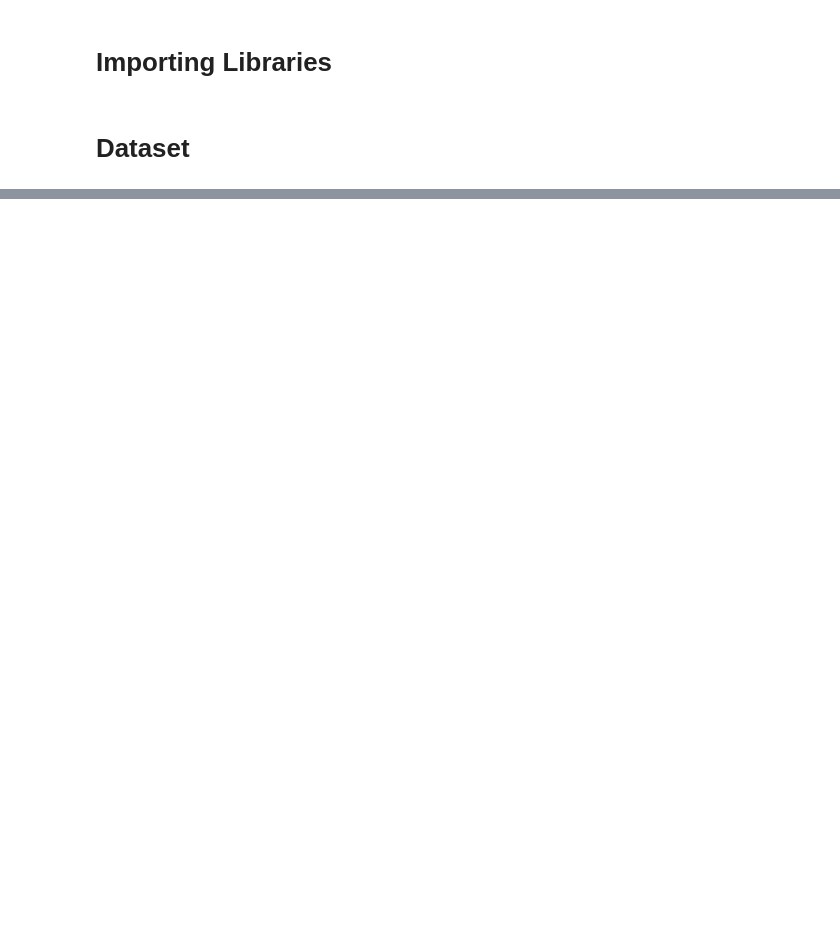
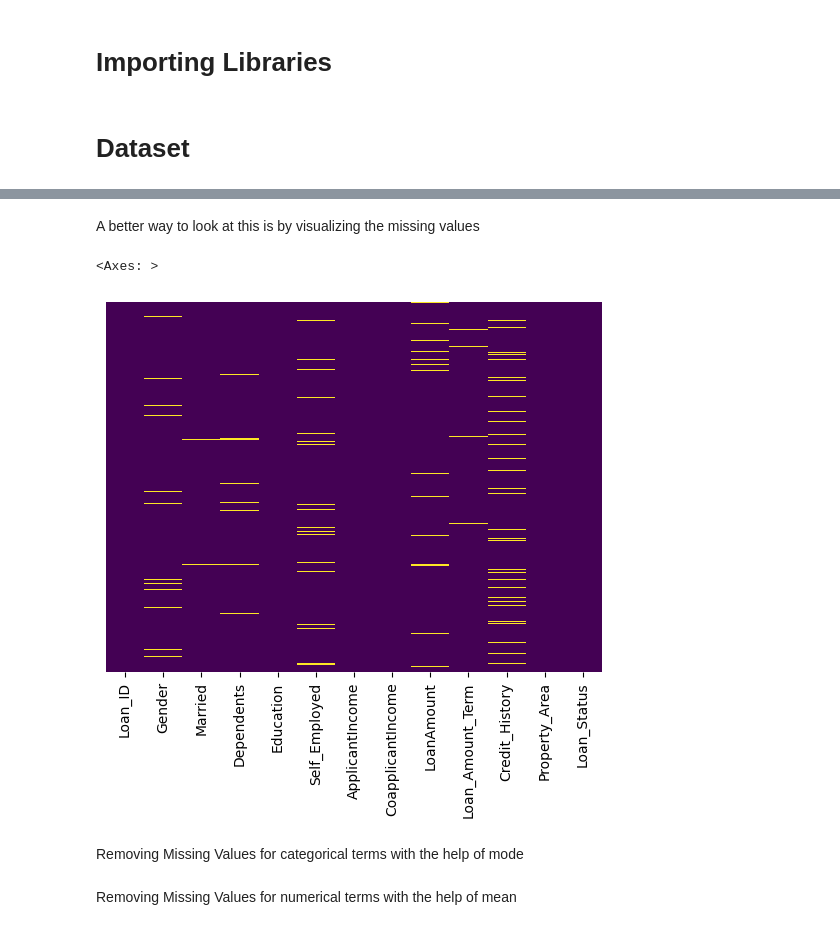
Before and after one commit to keithkamson/loan-prediction-ML, a Jupyter notebook: loan-prediction-ml.ipynb, the cells around one changed output, grey strips where cells are left out. Drawn from its saved outputs; the diff is of its cells as text; code cells hidden in the pictures; blank space fills up the shorter version.

```diff
--- a/loan-prediction-ml.ipynb
+++ b/loan-prediction-ml.ipynb
@@ -325,0 +59,3 @@ for col in object_cols:
+# %%
+train_path = pd.read_csv("train_u6lujuX_CVtuZ9i.csv")
+test_path = pd.read_csv("test_Y3wMUE5_7gLdaTN.csv")
@@ -325,0 +127,7 @@ for col in object_cols:
+# %% [markdown]
+A better way to look at this is by visualizing the missing values
+# %%
+sns.heatmap(train_path.isnull(),yticklabels=False,cbar=False,cmap='viridis')
+# %% [output]
+<Axes: >
+[figure, added]
@@ -325,0 +136,2 @@ for col in object_cols:
+# %% [markdown]
+Removing Missing Values for categorical terms with the help of mode
@@ -325,0 +143,2 @@ for col in object_cols:
+# %% [markdown]
+Removing Missing Values for numerical terms with the help of mean
```
Also changed, not shown: parts of 90 cells of this notebook, 1 other file.
